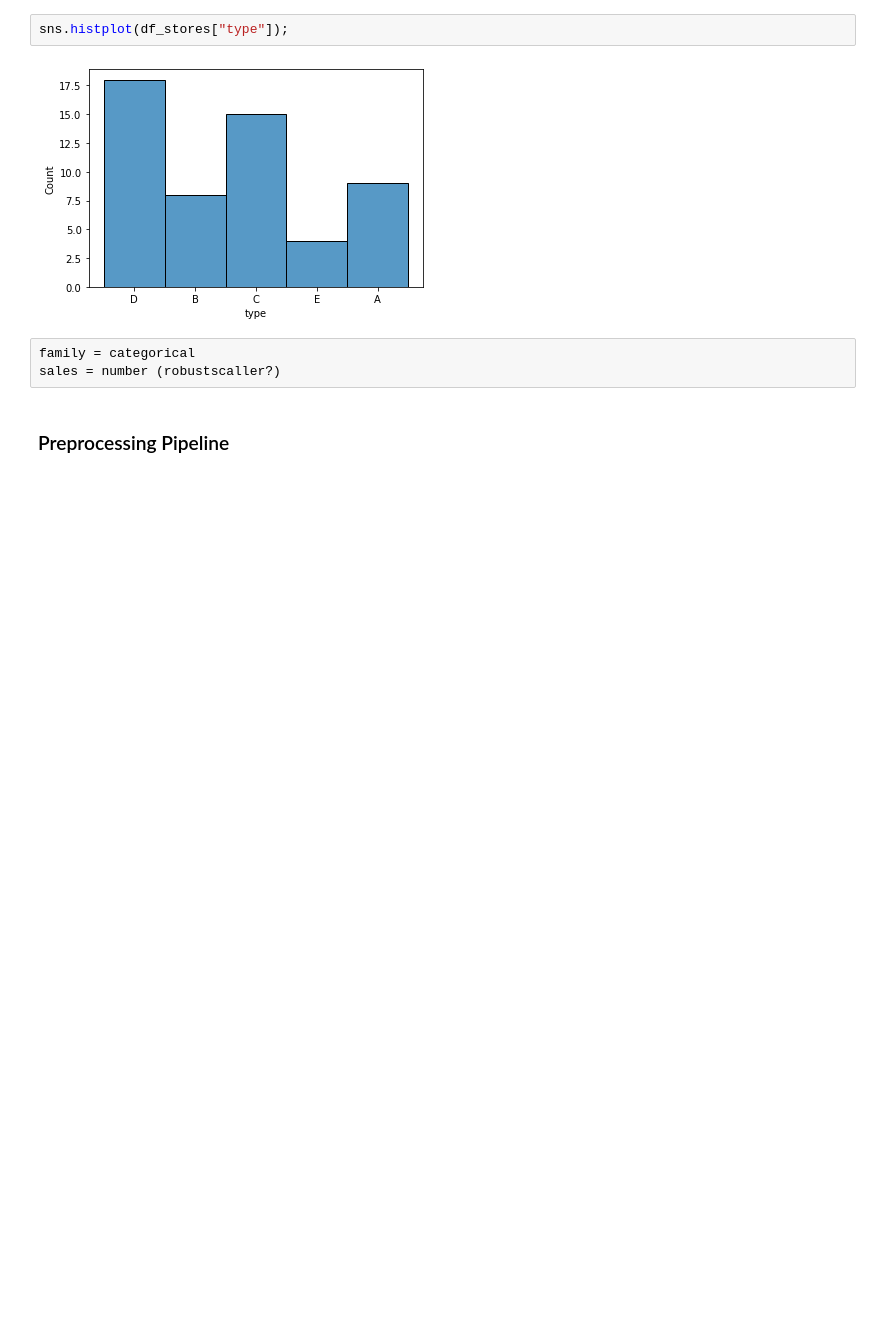
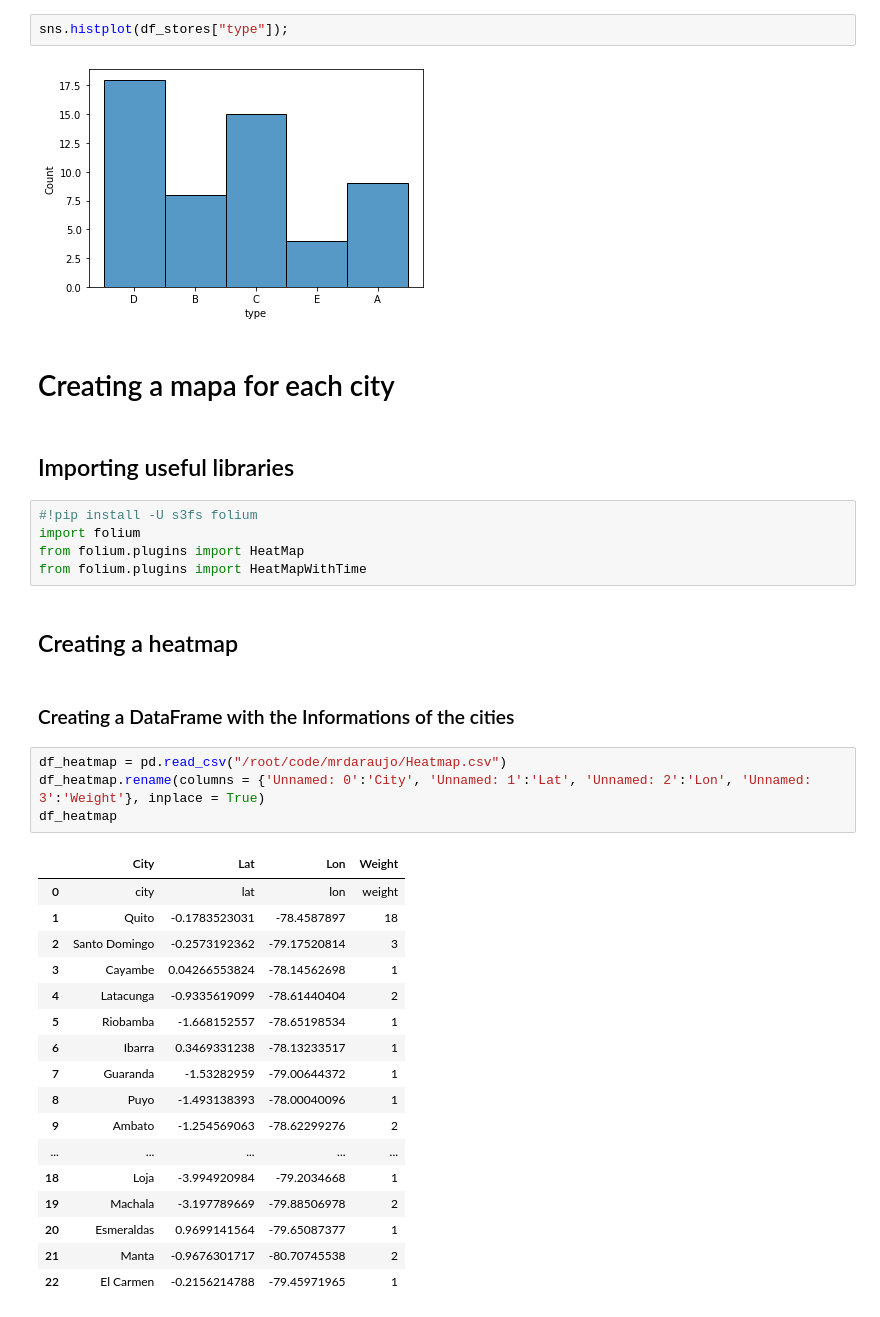
Before and after one commit to mrdaraujo/business_case_869, a Jupyter notebook: notebooks/Ploting some maps.ipynb, the cells around one changed output. Drawn from its saved outputs; the diff is of its cells as text; blank space fills up the shorter version.

```diff
--- a/notebooks/Preprocessing Pipeline.ipynb
+++ b/notebooks/Ploting some maps.ipynb
@@ -94,8 +81,38 @@ plt.setp(labels, rotation=70);
 sns.histplot(df_stores["type"]);
 # %% [output]
 [figure]
-# %%
-family = categorical
-sales = number (robustscaller?)
-# %% [markdown]
-### Preprocessing Pipeline
+# %% [markdown]
+# Creating a mapa for each city
+# %% [markdown]
+## Importing useful libraries
+# %%
+#!pip install -U s3fs folium
+import folium
+from folium.plugins import HeatMap
+from folium.plugins import HeatMapWithTime
+# %% [markdown]
+## Creating a heatmap
+# %% [markdown]
+### Creating a DataFrame with the Informations of the cities
+# %%
+df_heatmap = pd.read_csv("/root/code/mrdaraujo/Heatmap.csv")
+df_heatmap.rename(columns = {'Unnamed: 0':'City', 'Unnamed: 1':'Lat', 'Unnamed: 2':'Lon', 'Unnamed: 3':'Weight'}, inplace = True)
+df_heatmap
+# %% [output]
+|  | City | Lat | Lon | Weight |
+| 0 | city | lat | lon | weight |
+| 1 | Quito | -0.1783523031 | -78.4587897 | 18 |
+| 2 | Santo Domingo | -0.2573192362 | -79.17520814 | 3 |
+| 3 | Cayambe | 0.04266553824 | -78.14562698 | 1 |
+| 4 | Latacunga | -0.9335619099 | -78.61440404 | 2 |
+| 5 | Riobamba | -1.668152557 | -78.65198534 | 1 |
+| 6 | Ibarra | 0.3469331238 | -78.13233517 | 1 |
+| 7 | Guaranda | -1.53282959 | -79.00644372 | 1 |
+| 8 | Puyo | -1.493138393 | -78.00040096 | 1 |
+| 9 | Ambato | -1.254569063 | -78.62299276 | 2 |
+| ... | ... | ... | ... | ... |
+| 18 | Loja | -3.994920984 | -79.2034668 | 1 |
+| 19 | Machala | -3.197789669 | -79.88506978 | 2 |
+| 20 | Esmeraldas | 0.9699141564 | -79.65087377 | 1 |
+| 21 | Manta | -0.9676301717 | -80.70745538 | 2 |
+| 22 | El Carmen | -0.2156214788 | -79.45971965 | 1 |
```
Also changed, not shown: parts of 26 cells of this notebook.
